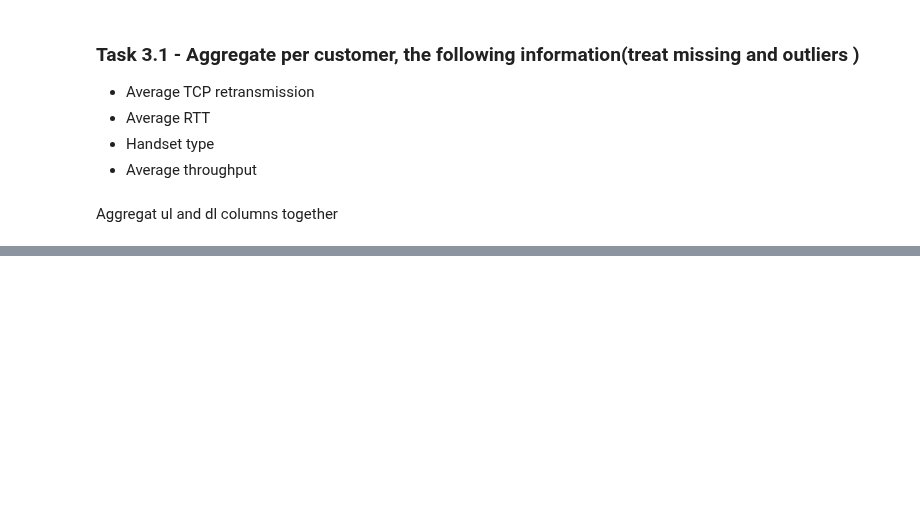
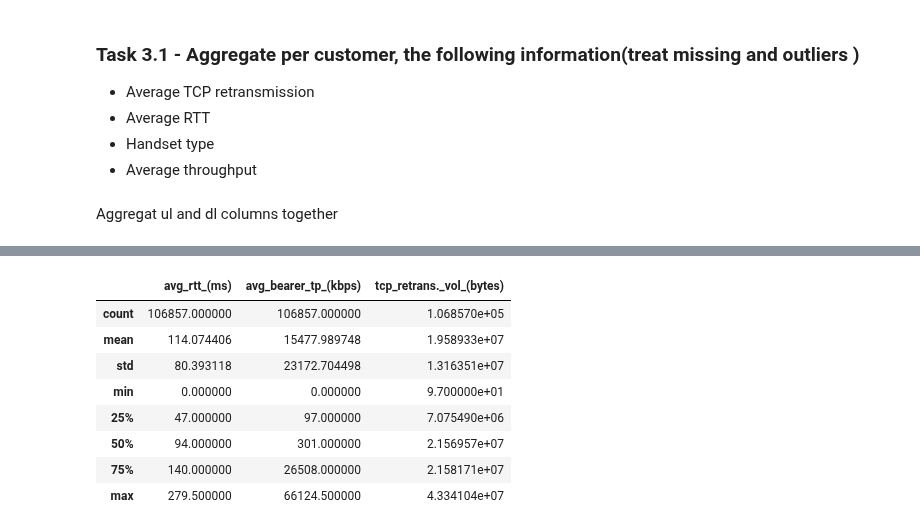
Before and after one commit to teddyk251/Telecom-Data-Analysis, a Jupyter notebook: notebooks/UserExperienceAnalysis.ipynb, the cells around one changed output, grey strips where cells are left out. Cells and saved outputs as stored; diff of their text form; code cells hidden in the pictures; blank space fills up the shorter version.

```diff
--- a/notebooks/UserExperienceAnalysis.ipynb
+++ b/notebooks/UserExperienceAnalysis.ipynb
@@ -94,2 +114,3 @@ Aggregat ul and dl columns together
 # %%
-user_experience_metrics_df = pd.DataFrame(columns=['msisdn', 'handset_type', 'avg_rtt_(ms)', 'avg_bearer_tp_(kbps)', 'tcp_retrans._vol_(bytes)'])
+experience_by_customer = user_experience_metrics_df.groupby(['msisdn']).agg({'avg_rtt_(ms)': 'sum', 'avg_bearer_tp_(kbps)': 'sum', 'tcp_retrans._vol_(bytes)': 'sum'})
+experience_by_customer.head()
@@ -95,0 +127,6 @@ user_experience_metrics_df = pd.DataFrame(columns=['msisdn', 'handset_type', 'av
+# %%
+experience_by_customer = cleaner.handle_outliers(experience_by_customer, 'avg_rtt_(ms)', 'mean')
+experience_by_customer = cleaner.handle_outliers(experience_by_customer, 'avg_bearer_tp_(kbps)', 'mean')
+experience_by_customer = cleaner.handle_outliers(experience_by_customer, 'tcp_retrans._vol_(bytes)', 'mean')
+
+experience_by_customer.head()
@@ -95,0 +141,12 @@ user_experience_metrics_df = pd.DataFrame(columns=['msisdn', 'handset_type', 'av
+# %%
+experience_by_customer.describe()
+# %% [output]
+|  | avg_rtt_(ms) | avg_bearer_tp_(kbps) | tcp_retrans._vol_(bytes) |
+| count | 106857.000000 | 106857.000000 | 1.068570e+05 |
+| mean | 114.074406 | 15477.989748 | 1.958933e+07 |
+| std | 80.393118 | 23172.704498 | 1.316351e+07 |
+| min | 0.000000 | 0.000000 | 9.700000e+01 |
+| 25% | 47.000000 | 97.000000 | 7.075490e+06 |
+| 50% | 94.000000 | 301.000000 | 2.156957e+07 |
+| 75% | 140.000000 | 26508.000000 | 2.158171e+07 |
+| max | 279.500000 | 66124.500000 | 4.334104e+07 |
```
Also changed, not shown: parts of 13 cells of this notebook.
